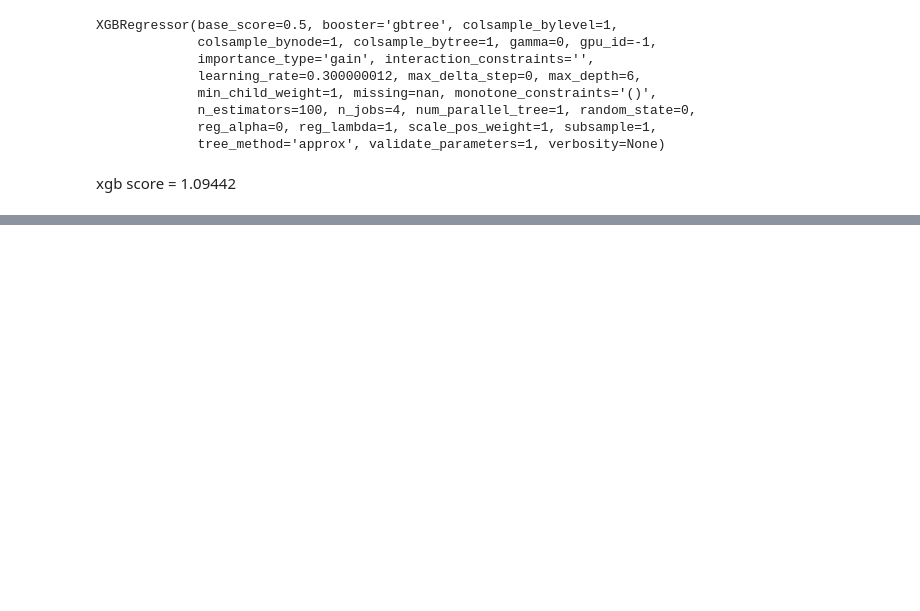
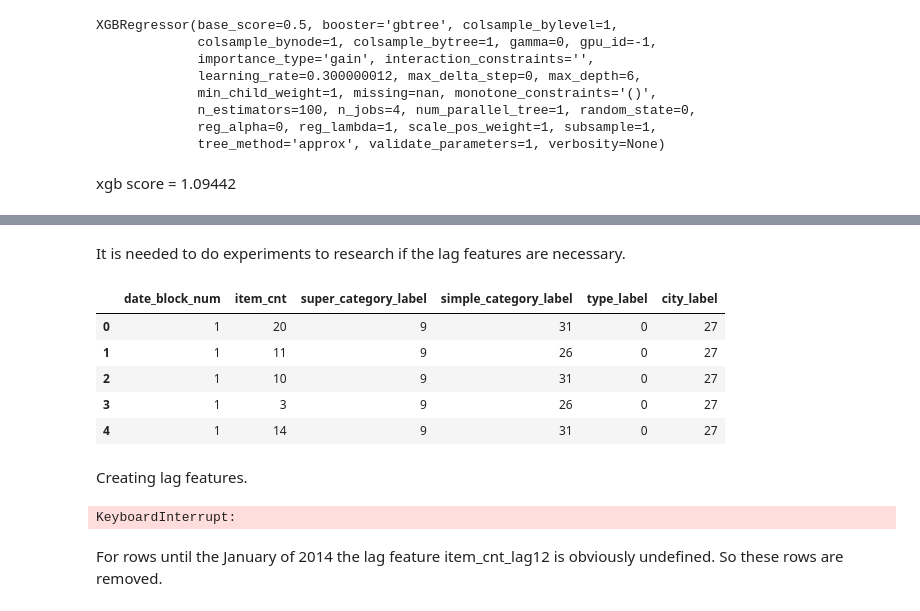
Before and after one commit to vkhmara/EPAM-Internship, a Jupyter notebook: Predict future sales/Experiments with the other form of data.ipynb, the cells around one changed output, grey strips where cells are left out. Cells and saved outputs as stored; diff of their text form; code cells hidden in the pictures; blank space fills up the shorter version.

```diff
--- a/Predict future sales/Experiments with the other form of data.ipynb
+++ b/Predict future sales/Experiments with the other form of data.ipynb
@@ -295,0 +267,2 @@ xgb score = 1.09442
+# %% [markdown]
+It is needed to do experiments to research if the lag features are necessary.
@@ -295,0 +271,19 @@ xgb score = 1.09442
+# %%
+all_sales_without_lags_and_origin_ids = all_sales_without_lags.drop(columns=['shop_id', 'item_id', 'item_category_id'])
+all_sales_without_lags_and_origin_ids.head()
+# %% [output]
+|  | date_block_num | item_cnt | super_category_label | simple_category_label | type_label | city_label |
+| 0 | 1 | 20 | 9 | 31 | 0 | 27 |
+| 1 | 1 | 11 | 9 | 26 | 0 | 27 |
+| 2 | 1 | 10 | 9 | 31 | 0 | 27 |
+| 3 | 1 | 3 | 9 | 26 | 0 | 27 |
+| 4 | 1 | 14 | 9 | 31 | 0 | 27 |
+# %% [markdown]
+Creating lag features.
+# %%
+for i in range(1, 13):
+    all_sales = lag_feature(all_sales, i, 'item_cnt', ['date_block_num', 'shop_id', 'item_id'])
+# %% [output]
+KeyboardInterrupt:
+# %% [markdown]
+For rows until the January of 2014 the lag feature item_cnt_lag12 is obviously undefined. So these rows are removed.
```
Also changed, not shown: parts of 81 cells of this notebook.
